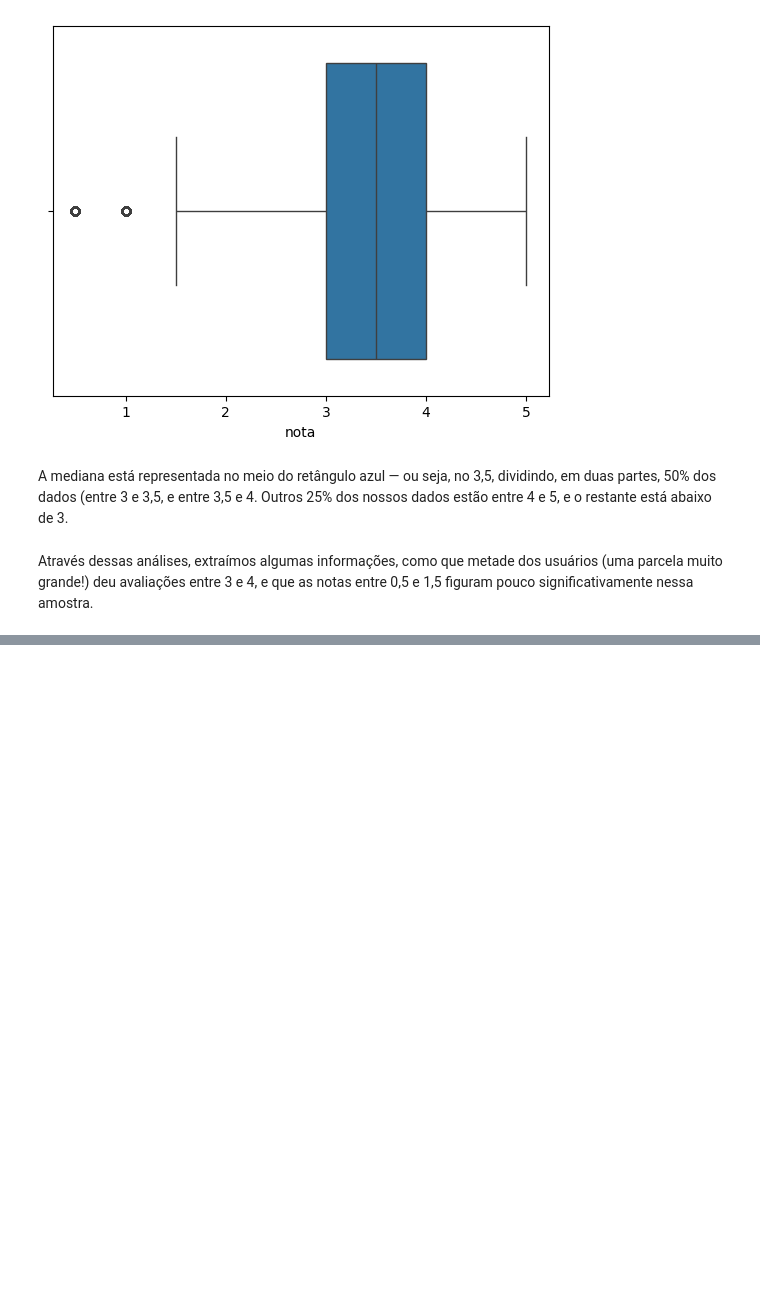
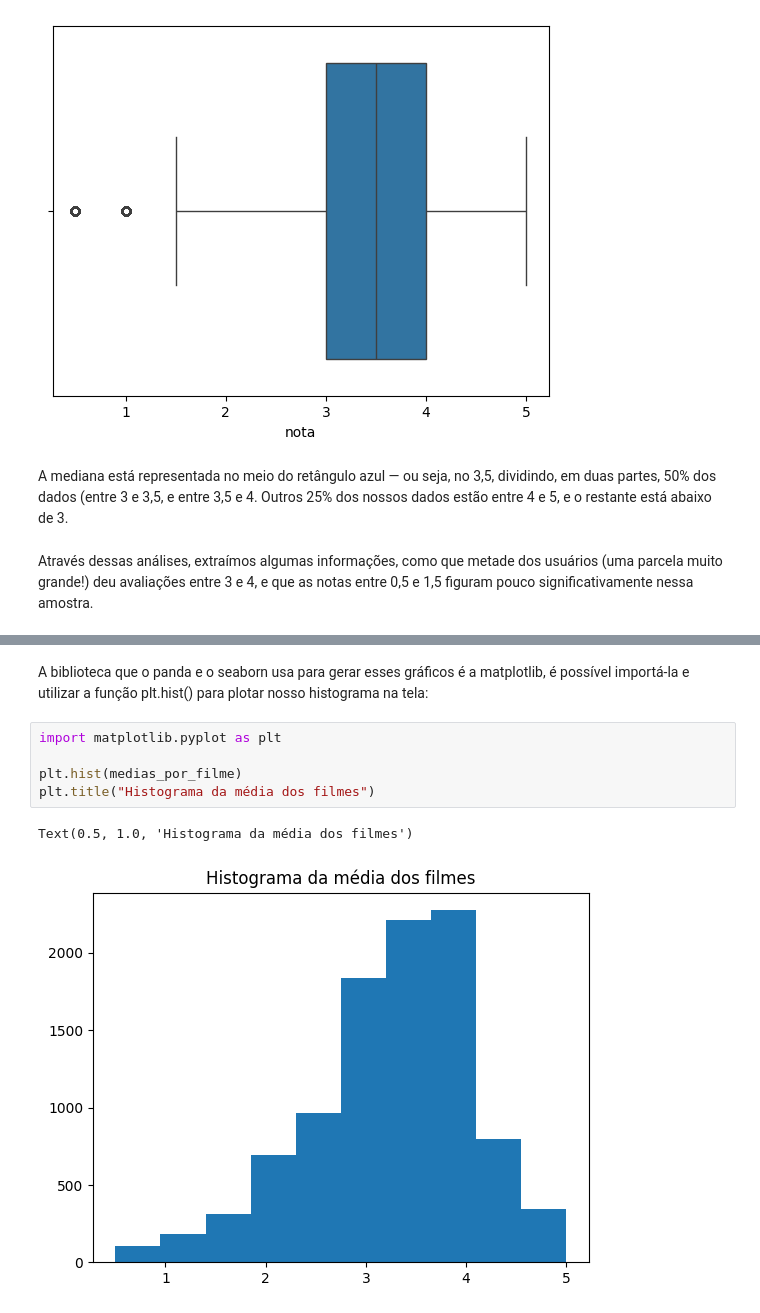
Before and after one commit to barbnrosa/data-science, a Jupyter notebook: analise-visualizacao-dados.ipynb, the cells around one changed output, grey strips where cells are left out. Saved outputs shown, nothing was run; the diff lists cells and outputs as text; blank space fills up the shorter version.

```diff
--- a/analise-visualizacao-dados.ipynb
+++ b/analise-visualizacao-dados.ipynb
@@ -181,0 +323,10 @@ Através dessas análises, extraímos algumas informações, como que metade dos
+# %% [markdown]
+A biblioteca que o panda e o seaborn usa para gerar esses gráficos é a matplotlib, é possível importá-la e utilizar a função plt.hist() para plotar nosso histograma na tela:
+# %%
+import matplotlib.pyplot as plt
+
+plt.hist(medias_por_filme)
+plt.title("Histograma da média dos filmes")
+# %% [output]
+Text(0.5, 1.0, 'Histograma da média dos filmes')
+[figure, added]
```
Also changed, not shown: parts of 25 cells of this notebook, 1 other file.
